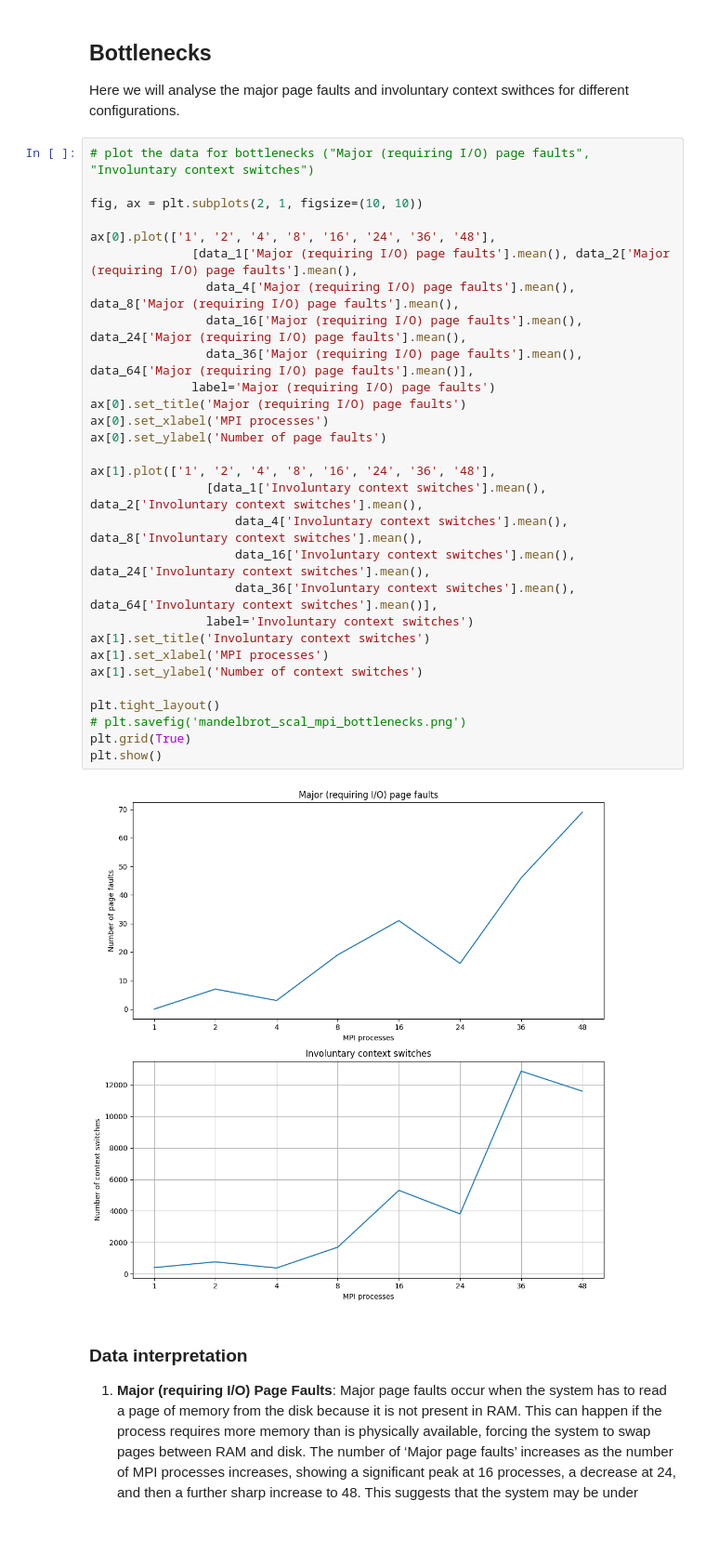
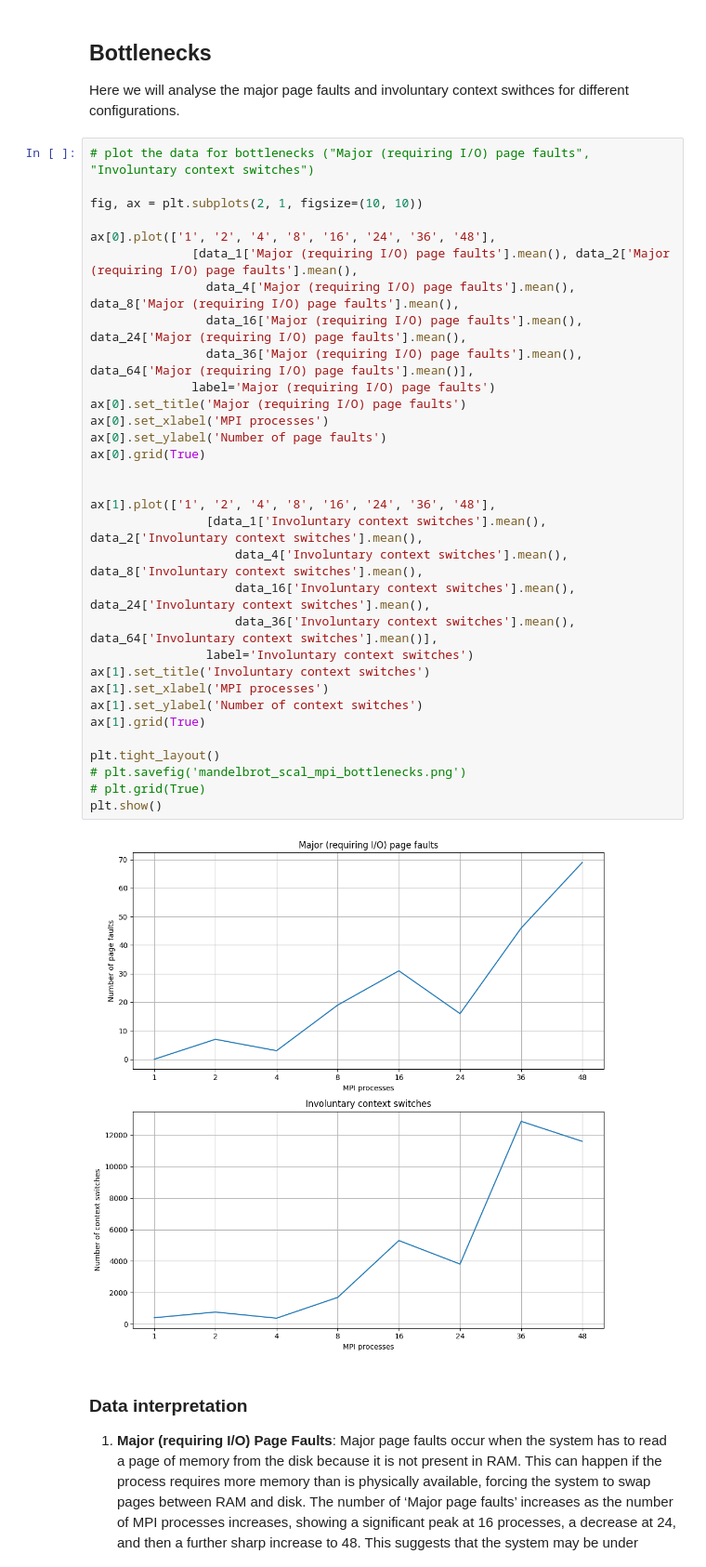
Before and after one commit to abandrea/HPC, a Jupyter notebook: exercise_2/project_2/scal_mpi/scal_mpi.ipynb, the cells around one changed output. Shown: that part at 93% size. Saved outputs shown, nothing was run; the diff lists cells and outputs as text; blank space fills up the shorter version.

```diff
--- a/exercise_2/project_2/scal_mpi/scal_mpi.ipynb
+++ b/exercise_2/project_2/scal_mpi/scal_mpi.ipynb
@@ -198,34 +198,37 @@ Here we will analyse the major page faults and involuntary context swithces for
 # %%
 # plot the data for bottlenecks ("Major (requiring I/O) page faults", "Involuntary context switches")
 
 fig, ax = plt.subplots(2, 1, figsize=(10, 10))
 
 ax[0].plot(['1', '2', '4', '8', '16', '24', '36', '48'],
               [data_1['Major (requiring I/O) page faults'].mean(), data_2['Major (requiring I/O) page faults'].mean(),
                 data_4['Major (requiring I/O) page faults'].mean(), data_8['Major (requiring I/O) page faults'].mean(),
                 data_16['Major (requiring I/O) page faults'].mean(), data_24['Major (requiring I/O) page faults'].mean(),
                 data_36['Major (requiring I/O) page faults'].mean(), data_64['Major (requiring I/O) page faults'].mean()],
               label='Major (requiring I/O) page faults')
 ax[0].set_title('Major (requiring I/O) page faults')
 ax[0].set_xlabel('MPI processes')
 ax[0].set_ylabel('Number of page faults')
+ax[0].grid(True)
+
 
 ax[1].plot(['1', '2', '4', '8', '16', '24', '36', '48'],
                 [data_1['Involuntary context switches'].mean(), data_2['Involuntary context switches'].mean(),
                     data_4['Involuntary context switches'].mean(), data_8['Involuntary context switches'].mean(),
                     data_16['Involuntary context switches'].mean(), data_24['Involuntary context switches'].mean(),
                     data_36['Involuntary context switches'].mean(), data_64['Involuntary context switches'].mean()],
                 label='Involuntary context switches')
 ax[1].set_title('Involuntary context switches')
 ax[1].set_xlabel('MPI processes')
 ax[1].set_ylabel('Number of context switches')
+ax[1].grid(True)
 
 plt.tight_layout()
 # plt.savefig('mandelbrot_scal_mpi_bottlenecks.png')
-plt.grid(True)
+# plt.grid(True)
 plt.show()
 # %% [output]
-[figure, old version]
+[figure, new version]
 # %% [markdown]
 ### Data interpretation
 
```
Also changed, not shown: parts of 2 cells of this notebook, 1 other file.
